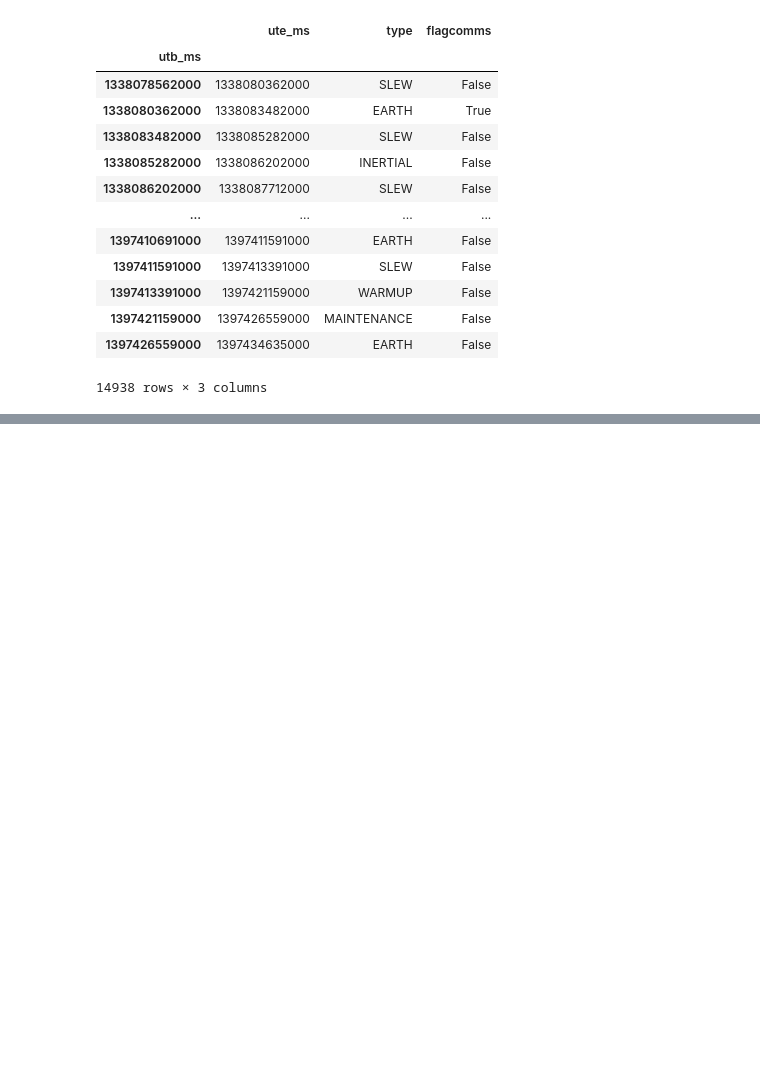
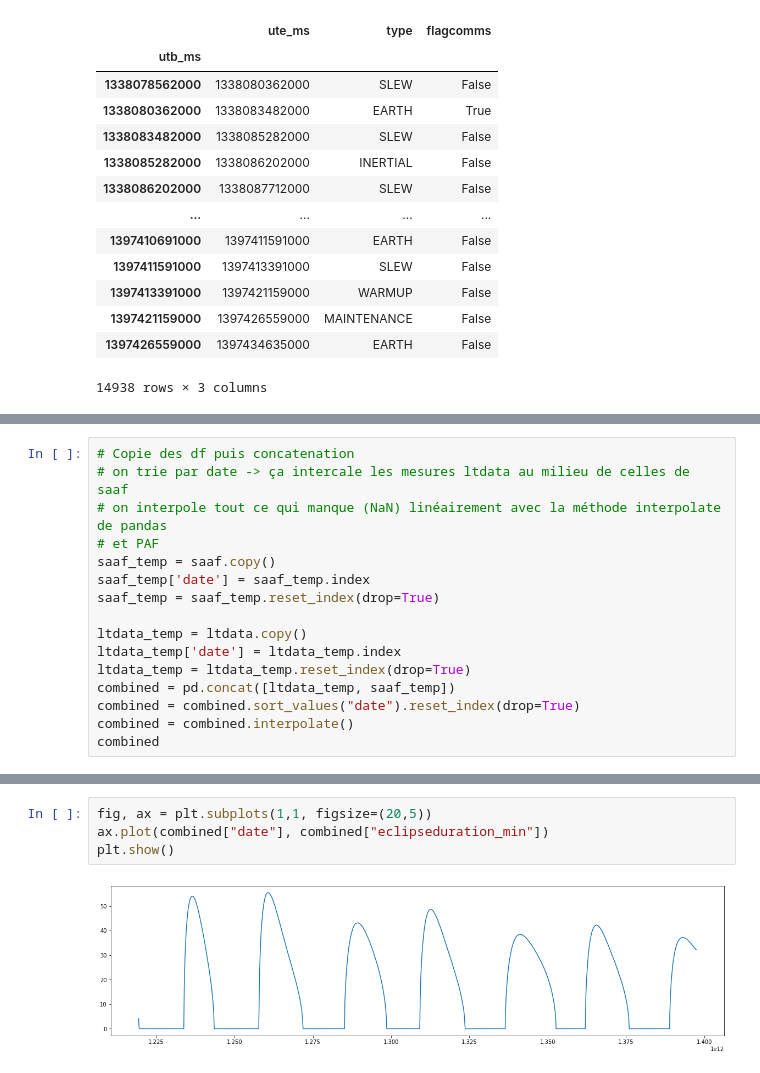
Before and after one commit to YamSok/MarsExpress, a Jupyter notebook: traitement_donnees.ipynb, the cells around one changed output, grey strips where cells are left out. Drawn from its saved outputs; the diff is of its cells as text; blank space fills up the shorter version.

```diff
--- a/traitement_donnees.ipynb
+++ b/traitement_donnees.ipynb
@@ -301,0 +435,16 @@ Selection :  4
+# %%
+# Copie des df puis concatenation
+# on trie par date -> ça intercale les mesures ltdata au milieu de celles de saaf
+# on interpole tout ce qui manque (NaN) linéairement avec la méthode interpolate de pandas
+# et PAF
+saaf_temp = saaf.copy()
+saaf_temp['date'] = saaf_temp.index
+saaf_temp = saaf_temp.reset_index(drop=True)
+
+ltdata_temp = ltdata.copy()
+ltdata_temp['date'] = ltdata_temp.index
+ltdata_temp = ltdata_temp.reset_index(drop=True)
+combined = pd.concat([ltdata_temp, saaf_temp])
+combined = combined.sort_values("date").reset_index(drop=True)
+combined = combined.interpolate()
+combined
@@ -301,0 +465,6 @@ Selection :  4
+# %%
+fig, ax = plt.subplots(1,1, figsize=(20,5))
+ax.plot(combined["date"], combined["eclipseduration_min"])
+plt.show()
+# %% [output]
+[figure, added]
```
Also changed, not shown: parts of 9 cells of this notebook.
